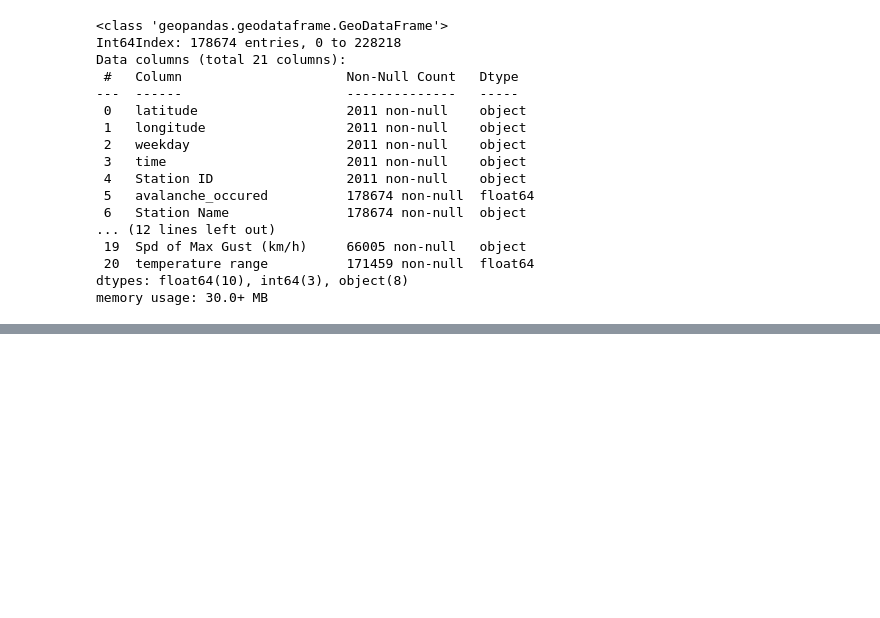
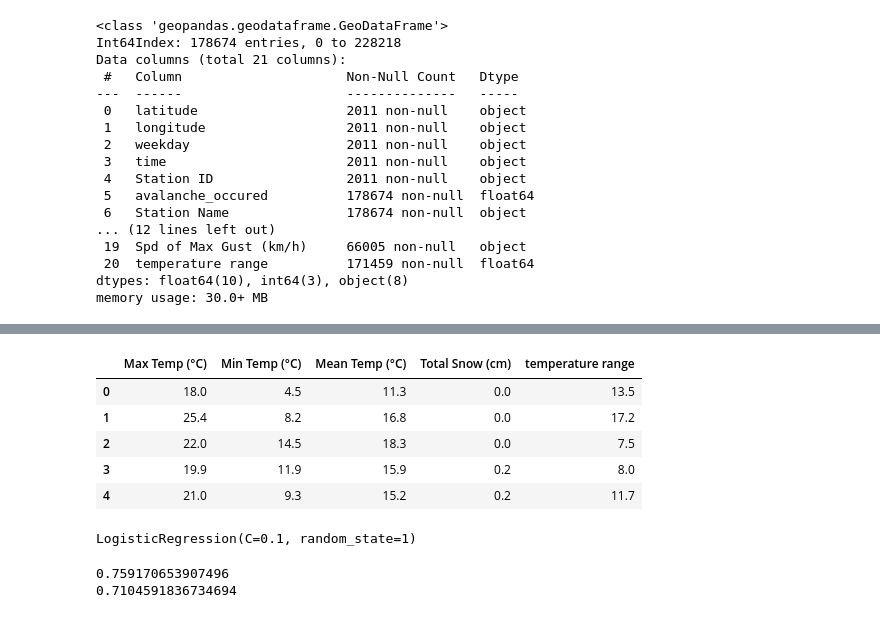
Before and after one commit to seansimkus/Avalanche-Prediction-Capstone, a Jupyter notebook: Avalanche_model_building.ipynb, the cells around one changed output, grey strips where cells are left out. Saved outputs shown, nothing was run; the diff lists cells and outputs as text; code cells hidden in the pictures; blank space fills up the shorter version.

```diff
--- a/Avalanche_model_building.ipynb
+++ b/Avalanche_model_building.ipynb
@@ -787,0 +792,2 @@ incident_df
+# %%
+incident_df.drop(['Dir of Max Gust (10s deg)','Spd of Max Gust (km/h)','Snow on Grnd (cm)'], axis = 1, inplace = True)
@@ -787,0 +814,4 @@ incident_df
+# %%
+incident_df.drop(['latitude','longitude','weekday','time','Station ID'], axis = 1, inplace = True)
+# %%
+incident_df.dropna(axis = 0, inplace = True)
@@ -787,0 +839,12 @@ incident_df
+# %%
+y = incident_df['avalanche_occured']
+X = incident_df.drop(['avalanche_occured','Station Name','Climate ID_y','Year','Month','Day'], axis = 1)
+# %%
+X.head()
+# %% [output]
+|  | Max Temp (°C) | Min Temp (°C) | Mean Temp (°C) | Total Snow (cm) | temperature range |
+| 0 | 18.0 | 4.5 | 11.3 | 0.0 | 13.5 |
+| 1 | 25.4 | 8.2 | 16.8 | 0.0 | 17.2 |
+| 2 | 22.0 | 14.5 | 18.3 | 0.0 | 7.5 |
+| 3 | 19.9 | 11.9 | 15.9 | 0.2 | 8.0 |
+| 4 | 21.0 | 9.3 | 15.2 | 0.2 | 11.7 |
@@ -787,0 +861,11 @@ incident_df
+# %%
+    my_logreg = LogisticRegression(C = 0.1,random_state=1)
+    my_logreg.fit(X_train,y_train)
+# %% [output]
+LogisticRegression(C=0.1, random_state=1)
+# %%
+print(my_logreg.score(X_train,y_train))
+print(my_logreg.score(X_test,y_test))
+# %% [output]
+0.759170653907496
+0.7104591836734694
```
Also changed, not shown: parts of 23 cells of this notebook, 1 other file.
